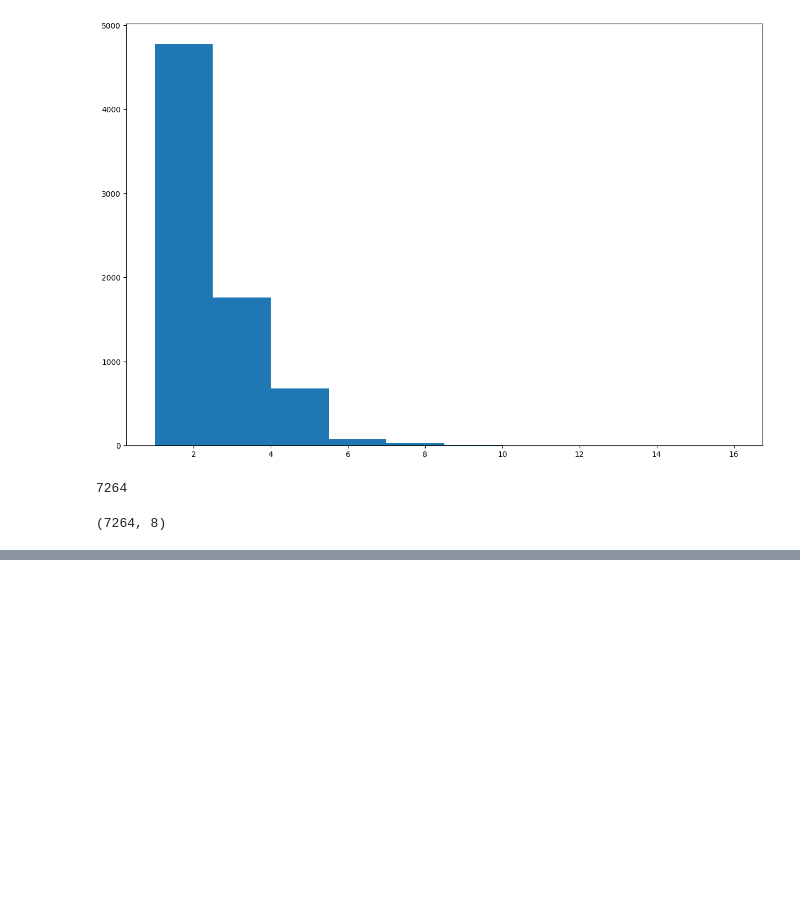
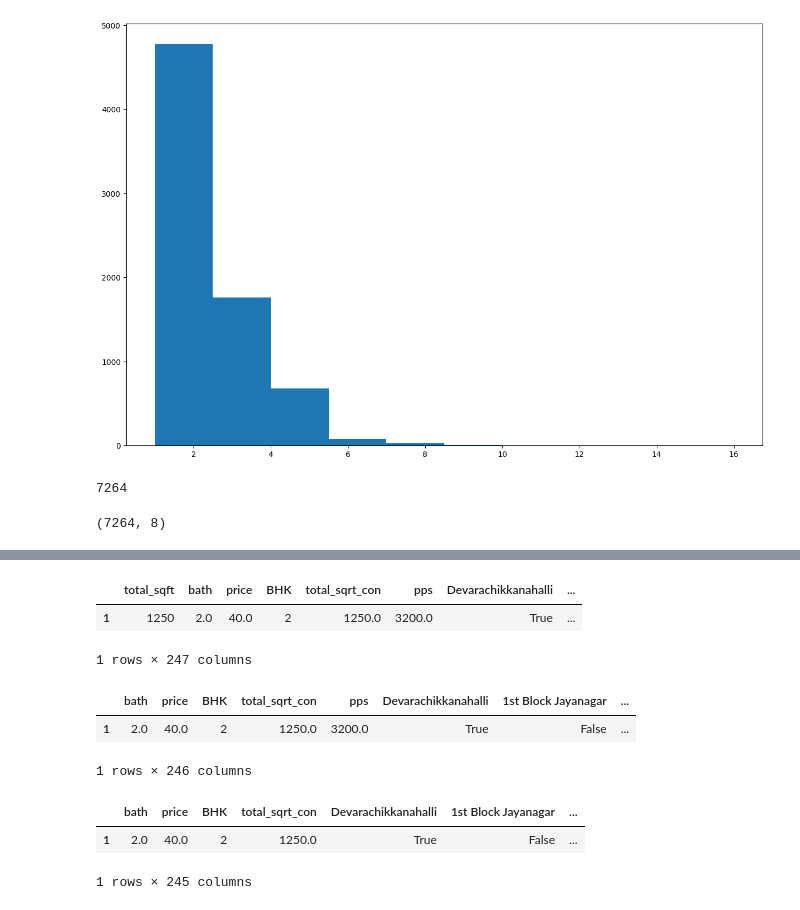
Before and after one commit to ShamindaKanchana/RealEstatePriceForecast, a Jupyter notebook: Notebook/realStatePriceForecast.ipynb, the cells around one changed output, grey strips where cells are left out. Drawn from its saved outputs; the diff is of its cells as text; code cells hidden in the pictures; blank space fills up the shorter version.

```diff
--- a/Notebook/realStatePriceForecast.ipynb
+++ b/Notebook/realStatePriceForecast.ipynb
@@ -410,0 +449,6 @@ df1.shape
+# %%
+df_new.head(1)
+# %% [output]
+|  | total_sqft | bath | price | BHK | total_sqrt_con | pps | Devarachikkanahalli | ... |
+| 1 | 1250 | 2.0 | 40.0 | 2 | 1250.0 | 3200.0 | True | ... |
+1 rows × 247 columns
@@ -410,0 +457,13 @@ df1.shape
+# %%
+df_new.head(1)
+# %% [output]
+|  | bath | price | BHK | total_sqrt_con | pps | Devarachikkanahalli | 1st Block Jayanagar | ... |
+| 1 | 2.0 | 40.0 | 2 | 1250.0 | 3200.0 | True | False | ... |
+1 rows × 246 columns
+# %%
+df_new=df_new.drop('pps',axis='columns')
+df_new.head(1)
+# %% [output]
+|  | bath | price | BHK | total_sqrt_con | Devarachikkanahalli | 1st Block Jayanagar | ... |
+| 1 | 2.0 | 40.0 | 2 | 1250.0 | True | False | ... |
+1 rows × 245 columns
```
Also changed, not shown: parts of 8 cells of this notebook.
